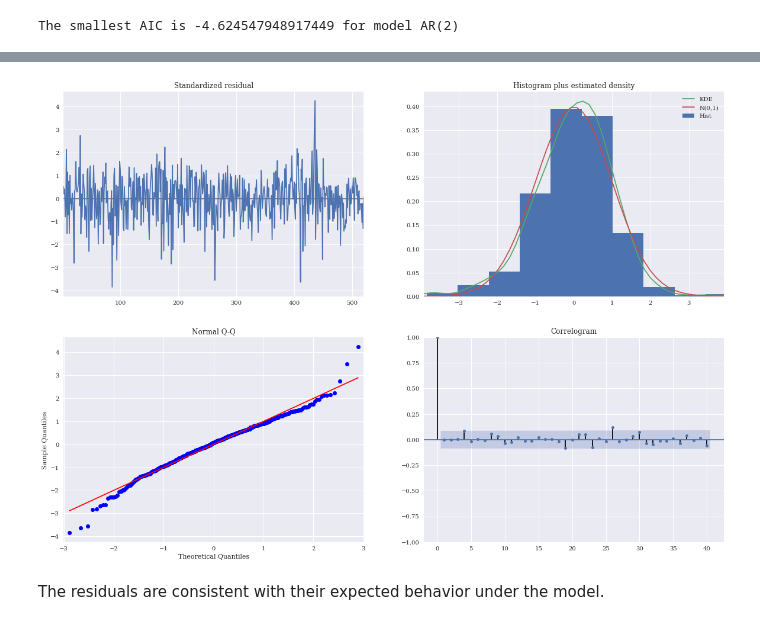
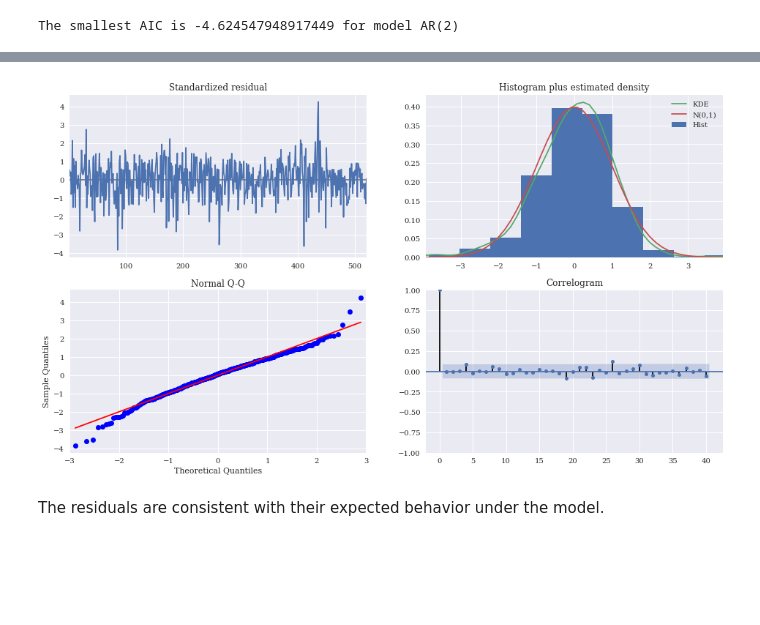
Before and after one commit to ddeMoivre/blog, a Jupyter notebook: _notebooks/2022_02_09_Time_series_analysis.ipynb, the cells around one changed output, grey strips where cells are left out. Drawn from its saved outputs; the diff is of its cells as text; code cells hidden in the pictures; blank space fills up the shorter version.

```diff
--- a/_notebooks/2022_02_09_Time_series_analysis.ipynb
+++ b/_notebooks/2022_02_09_Time_series_analysis.ipynb
@@ -479,9 +479,9 @@ AR.1           -3.9057           +0.0000j            3.9057            0.5000
 AR.2            6.5267           +0.0000j            6.5267            0.0000
 -----------------------------------------------------------------------------
 # %%
-results.plot_diagnostics(lags=40, figsize=(20, 14));
+results.plot_diagnostics(lags=40, figsize=(16, 9));
 # %% [output]
-[figure, old version]
+[figure, new version]
 # %% [markdown]
 The residuals are consistent with their expected behavior under the model.
 # %% [markdown]
```
Also changed, not shown: parts of 4 cells of this notebook.
